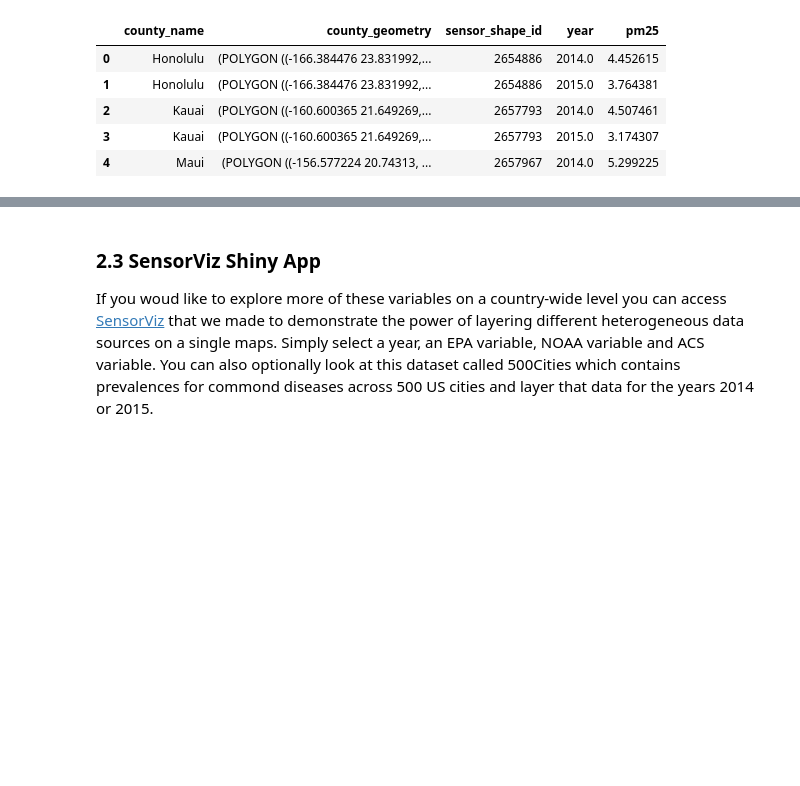
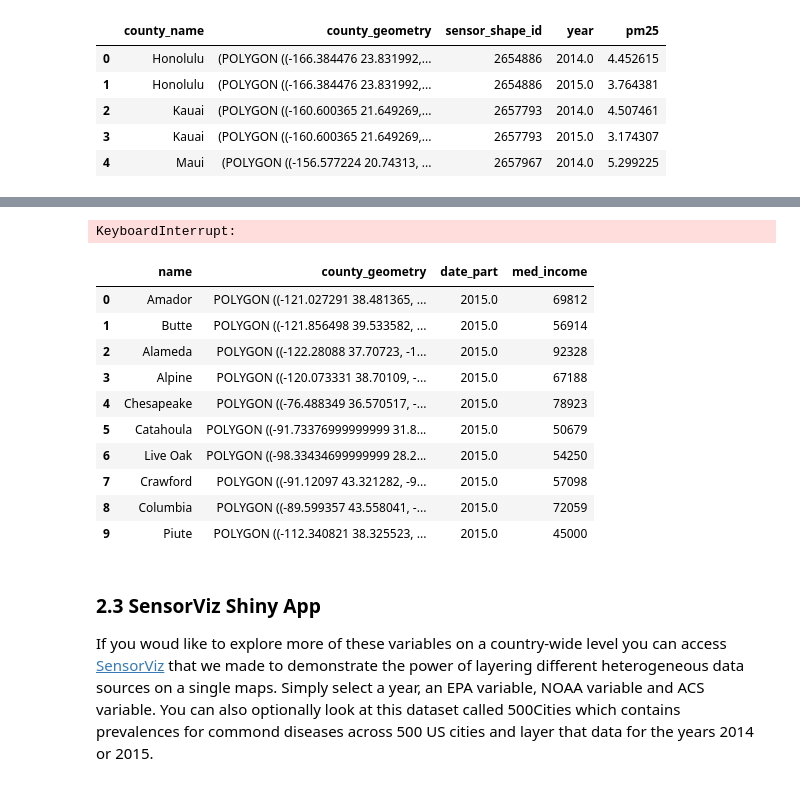
Before and after one commit to sbhave77/exposomeDWDemo, a Jupyter notebook: ExposomeDWDemo.ipynb, the cells around one changed output, grey strips where cells are left out. Drawn from its saved outputs; the diff is of its cells as text; code cells hidden in the pictures; blank space fills up the shorter version.

```diff
--- a/ExposomeDWDemo.ipynb
+++ b/ExposomeDWDemo.ipynb
@@ -432,6 +434,33 @@ pm25_map.add_child(folium.LayerControl())
 pm25_map
 # %% [output]
 [interactive output not drawn]
+# %%
+acs_county_level_income_query = """SELECT S.name, S.geometrywkt as county_geometry, date_part('year', F.enddate),
+                                    data->'B19113001'->'data'->>'value' as med_income
+                                    FROM exposome_pici.facttable F, exposome_pici.shapefile S
+                                    WHERE data_id='80561' and S.shape_id=F.shape_id and S.summarylevelid='050';"""
+# %%
+acs_county_level_income = GeoDataFrame.from_postgis(acs_county_level_income_query, con=engine, geom_col='county_geometry',crs={'init' :'epsg:4326'})
+# %% [output]
+KeyboardInterrupt:
+# %%
+acs_map = folium.Map([41.8780, -93.0977], zoom_start = 6)
+acs_county_level_income['county_geometry']= pm25_gdf['county_geometry'].simplify(tolerance=.01)
+acs_map = add_choropleth(acs_map, acs_county_level_income, 'county_name','med_income', 'income_2015',num_classes = 4,
+                         classifier = 'Quantiles',fill_color = 'Dark2',fill_opacity = 0.6 )
+acs_map
+# %% [output]
+|  | name | county_geometry | date_part | med_income |
+| 0 | Amador | POLYGON ((-121.027291 38.481365, ... | 2015.0 | 69812 |
+| 1 | Butte | POLYGON ((-121.856498 39.533582, ... | 2015.0 | 56914 |
+| 2 | Alameda | POLYGON ((-122.28088 37.70723, -1... | 2015.0 | 92328 |
+| 3 | Alpine | POLYGON ((-120.073331 38.70109, -... | 2015.0 | 67188 |
+| 4 | Chesapeake | POLYGON ((-76.488349 36.570517, -... | 2015.0 | 78923 |
+| 5 | Catahoula | POLYGON ((-91.73376999999999 31.8... | 2015.0 | 50679 |
+| 6 | Live Oak | POLYGON ((-98.33434699999999 28.2... | 2015.0 | 54250 |
+| 7 | Crawford | POLYGON ((-91.12097 43.321282, -9... | 2015.0 | 57098 |
+| 8 | Columbia | POLYGON ((-89.599357 43.558041, -... | 2015.0 | 72059 |
+| 9 | Piute | POLYGON ((-112.340821 38.325523, ... | 2015.0 | 45000 |
 # %% [markdown]
 ### 2.3 SensorViz Shiny App
 If you woud like to explore more of these variables on a country-wide level you can access [SensorViz](https://chiragjp.shinyapps.io/sensorViewer/) that we made to demonstrate the power of layering different heterogeneous data sources on a single maps. Simply select a year, an EPA variable, NOAA variable and ACS variable. You can also optionally look at this dataset called 500Cities which contains prevalences for commond diseases across 500 US cities and layer that data for the years 2014 or 2015.
```
Also changed, not shown: parts of 21 cells of this notebook, 5 other files.
